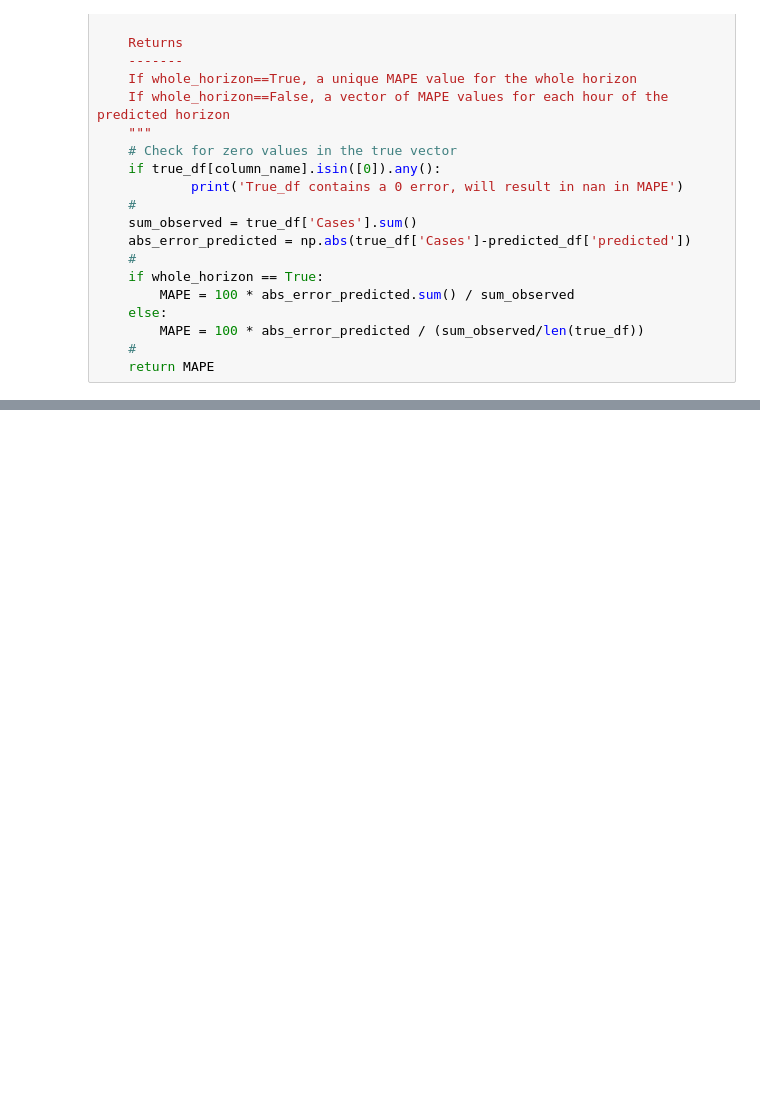
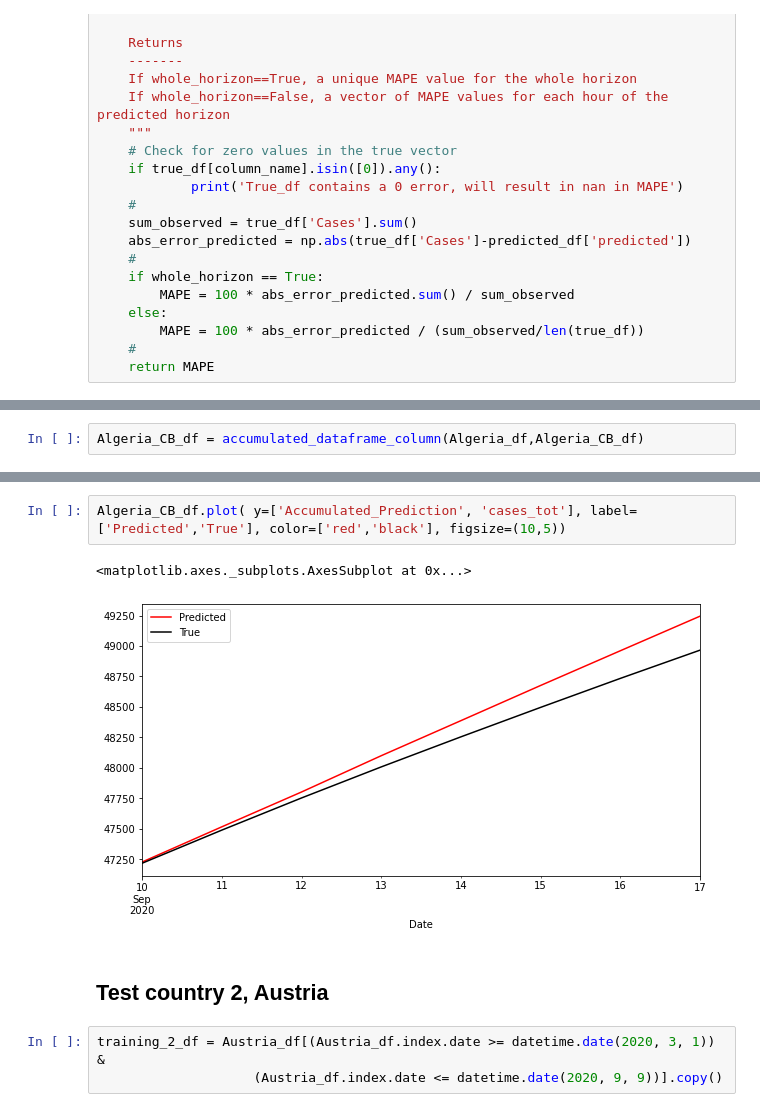
Before and after one commit to anweei/Covid-forecasting, a Jupyter notebook: anne/forecasting_w_xg_boost_singel_country.ipynb, the cells around one changed output, grey strips where cells are left out. Drawn from its saved outputs; the diff is of its cells as text; blank space fills up the shorter version.

```diff
--- a/anne/forecasting_w_xg_boost_singel_country.ipynb
+++ b/anne/forecasting_w_xg_boost_singel_country.ipynb
@@ -194,0 +139,2 @@ cluster1_CB_df.plot( y=['Accumulated_Prediction', 'cases_tot'], label=['Predicte
+# %%
+Algeria_CB_df = accumulated_dataframe_column(Algeria_df,Algeria_CB_df)
@@ -194,0 +154,10 @@ cluster1_CB_df.plot( y=['Accumulated_Prediction', 'cases_tot'], label=['Predicte
+# %%
+Algeria_CB_df.plot( y=['Accumulated_Prediction', 'cases_tot'], label=['Predicted','True'], color=['red','black'], figsize=(10,5))
+# %% [output]
+<matplotlib.axes._subplots.AxesSubplot at 0x...>
+[figure, added]
+# %% [markdown]
+## Test country 2, Austria
+# %%
+training_2_df = Austria_df[(Austria_df.index.date >= datetime.date(2020, 3, 1)) &
+                    (Austria_df.index.date <= datetime.date(2020, 9, 9))].copy()
```
Also changed, not shown: parts of 67 cells of this notebook, 22 other files.
